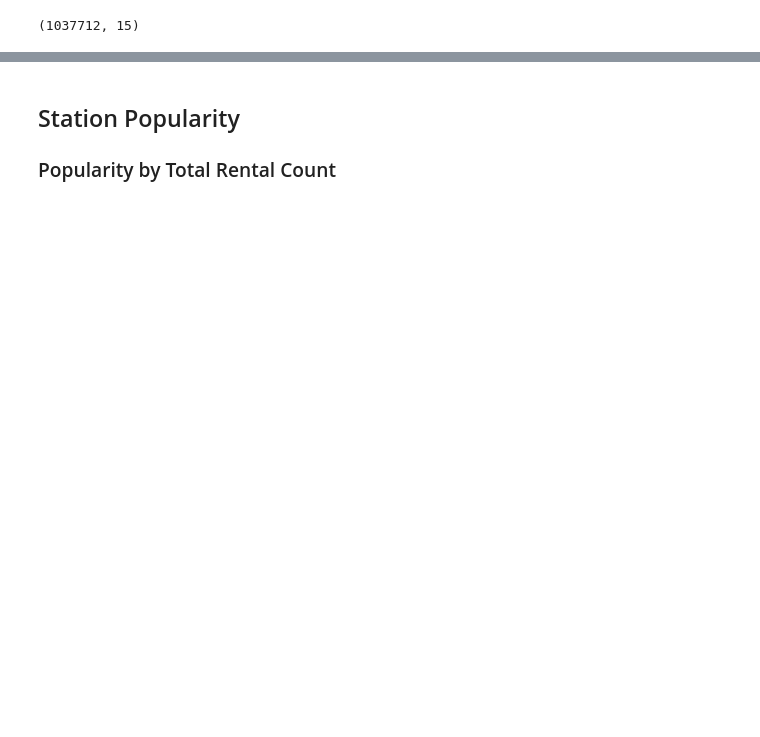
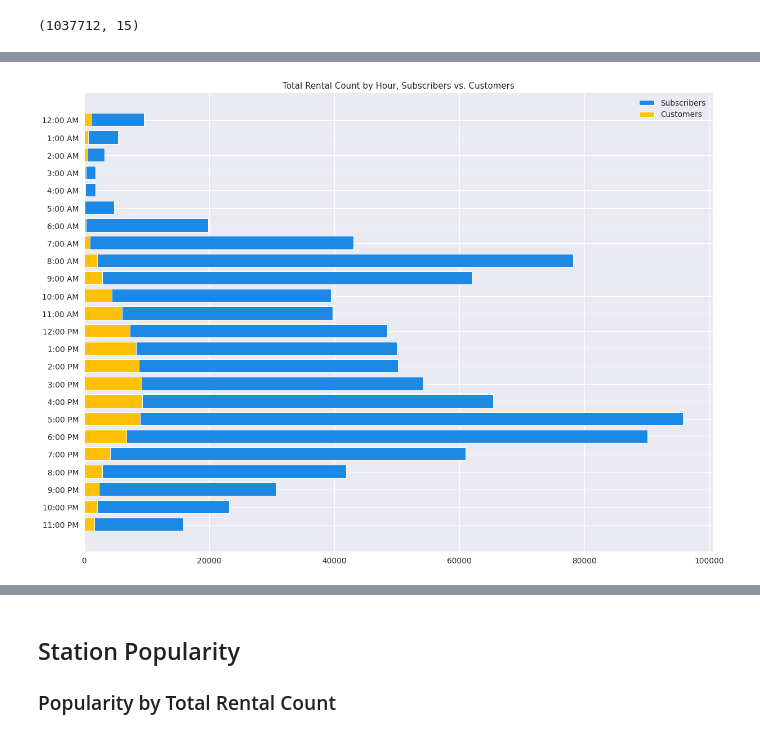
Before and after one commit to stevenrhart/bike-rentals, a Jupyter notebook: notebooks/Bike_Rentals.ipynb, the cells around one changed output, grey strips where cells are left out. Cells and saved outputs as stored; diff of their text form; code cells hidden in the pictures; blank space fills up the shorter version.

```diff
--- a/notebooks/Bike_Rentals.ipynb
+++ b/notebooks/Bike_Rentals.ipynb
@@ -340,0 +212,33 @@ For customers, we see similar counts Monday through Friday with a peak over the
+# %%
+# The y values are the unique list of hours
+hours = df.hour.unique().tolist()
+
+# The x values are the sum of the count for each hour of the day
+sub_rentals_per_hour = df[df.usertype == 'Subscriber'].groupby(['hour']).hour.count()
+x_values_sub = sub_rentals_per_hour.tolist()
+cus_rentals_per_hour = df[df.usertype == 'Customer'].groupby(['hour']).hour.count()
+x_values_cus = cus_rentals_per_hour.tolist()
+
+# Plot rentals based on the hour of the day
+width = 0.75 # width of the bars
+ind = np.arange(len(sub_rentals_per_hour))  # the x locations for the groups
+plt.figure(figsize=(20,15))
+
+# Plot the data for subscribers and customers
+plt.barh(ind, x_values_sub, width, color='#1E88E5', label='Subscribers')
+plt.barh(ind, x_values_cus, width, color='#FFC107', label='Customers')
+
+# Generate friendly labels
+ylabels = ['12:00 AM', '1:00 AM', '2:00 AM', '3:00 AM', '4:00 AM', '5:00 AM', '6:00 AM', '7:00 AM',\
+           '8:00 AM', '9:00 AM', '10:00 AM', '11:00 AM', '12:00 PM', '1:00 PM', '2:00 PM', '3:00 PM',\
+           '4:00 PM', '5:00 PM', '6:00 PM', '7:00 PM', '8:00 PM', '9:00 PM', '10:00 PM', '11:00 PM']
+
+# Additional formatting
+plt.yticks(ind+width/24, labels=ylabels)
+plt.title('Total Rental Count by Hour, Subscribers vs. Customers')
+plt.gca().invert_yaxis() # account for default reversal of the y axis values
+plt.legend(loc='upper right');
+
+plt.show()
+# %% [output]
+[figure, added]
```
Also changed, not shown: parts of 78 cells of this notebook, 1 other file.
